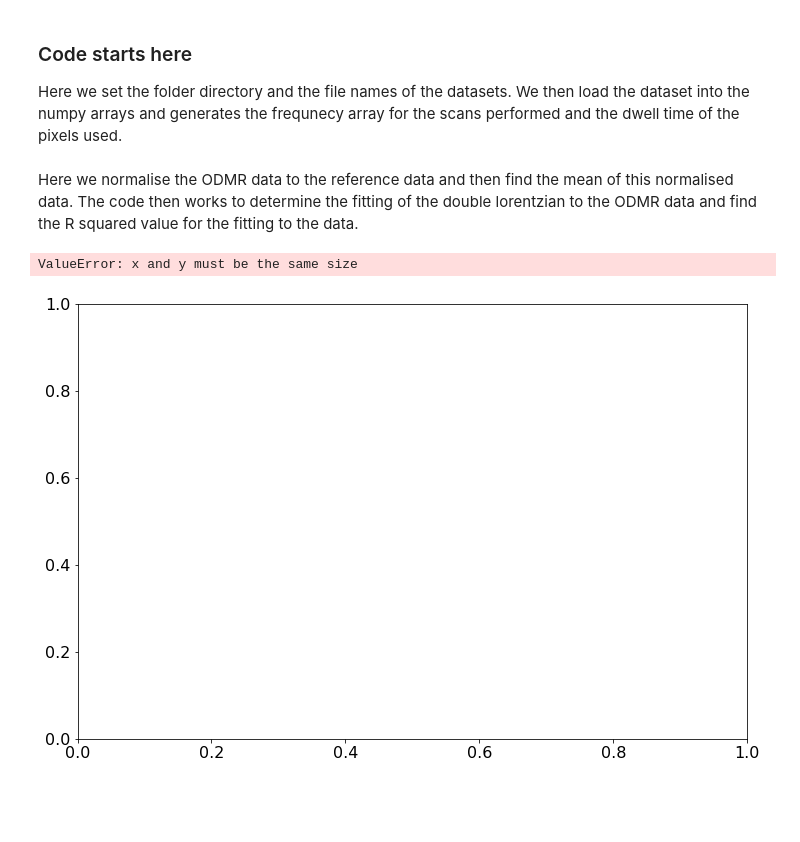
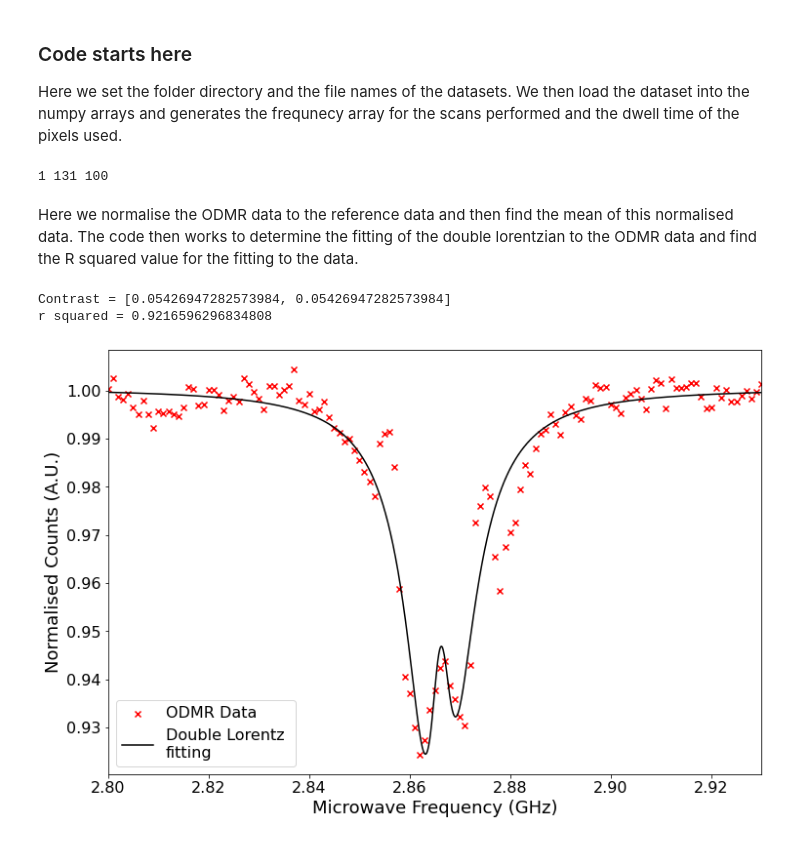
Before and after one commit to Corbyn93/Ryans_Python_Scripts, a Jupyter notebook: Ryan's Jupyter stuff/Thesis code/20210528_Reference_ODMR_script.ipynb, the cells around one changed output. Drawn from its saved outputs; the diff is of its cells as text; code cells hidden in the pictures; blank space fills up the shorter version.

```diff
--- a/Ryan's Jupyter stuff/Thesis code/20210528_Reference_ODMR_script.ipynb
+++ b/Ryan's Jupyter stuff/Thesis code/20210528_Reference_ODMR_script.ipynb
@@ -48,7 +49,7 @@ def normalise_data(reference_data, odmr_data):
 # %%
 def mean_data(odmr_data):
     # find the mean data
-    mean_odmr_data =  np.mean(odmr_data, axis=0)
+    mean_odmr_data =  np.mean(odmr_data, axis=2)
     return(mean_odmr_data)
 # %%
 def reshape_data(reference_data, odmr_data, params_values):
@@ -237,7 +238,7 @@ Here we set the folder directory and the file names of the datasets. We then loa
  # Saves this data into a text file and the 2 plots generated.
 #######
 
-date = '20210909' # Date on folder in which the experimental data is saved.
+date = '20210707' # Date on folder in which the experimental data is saved.
 set_plot_params()
 
 # Load in the data file into an np array, and freqeuncy scan parameters
@@ -245,7 +246,7 @@ set_plot_params()
 folder_path = 'I:\\Science\\Physics-Nanobiophotonics\\Group\\User Data\\ODMR\\ODMR and imaging\\2021\\' + date + '\\'
 #folder_path = 'I:\\Science\\Physics-Nanobiophotonics\\Group\\User Data\\ODMR\\Imaging\\'
 
-data_set = '_referenced_ODMR_01_' # Short hand for the file name.
+data_set = '_referenced_ODMR_07_' # Short hand for the file name.
 
 # Set the file names for all 4 data sets recorded from the experiment.
 file_name_ODMR1 = date + data_set + 'ODMR1.dat'
@@ -266,6 +267,10 @@ freq = create_freq_scan(params_values[0], params_values[1], params_values[2])
 
 # Dwell time of the measurment
 dwell_time = params_values[3]
+
+odmr_data, reference_data = reshape_data(reference_data, odmr_data, params_values)
+# %% [output]
+1 131 100
 # %% [markdown]
 Here we normalise the ODMR data to the reference data and then find the mean of this normalised data. The code then works to determine the fitting of the double lorentzian to the ODMR data and find the R squared value for the fitting to the data.
 # %%
@@ -274,34 +279,43 @@ normalised_ODMR = normalise_data(reference_data, odmr_data)
 
 # Mean of the normalise dataset.
 mean_norm_odmr = mean_data(normalised_ODMR)
+mean_norm_odmr = mean_norm_odmr[0,:]
+
 
 # Plot the mean normalised dataset as a scatter plot.
 fig1, ax1 = normalised_scatter_plot(freq, mean_norm_odmr)
 
 # find the freqeuncy points with the highest ODMR contrast
 freq_mins, dip_depth, flourescent_baseline = get_init_params(mean_norm_odmr, freq)
 
 # create the initial parameters for ODMR double lorentzian
 # line fitting
 init_params = [dip_depth[0], freq_mins[0], 0.005, dip_depth[1], freq_mins[1], 0.005, flourescent_baseline]
+# Sometimes you need to plug in guesses for the resonant frequnecies manually.
+init_params = [dip_depth[0], 2.865, 0.005, dip_depth[1], 2.87, 0.005, flourescent_baseline]
+
 
 # Set the upper and lower bounds for the fitting algorithm.
 lower_bounds = [-np.inf, init_params[1] - 0.01, 0, -np.inf, init_params[4] - 0.01, 0, 0]
 upper_bounds = [np.inf, init_params[1] + 0.01, 1, np.inf, init_params[4] + 0.01, 1, np.inf]
 
 # generate the optimised curve fit parameters.
 fitting_params, error_in_fit = optimised_lorentz_fit(freq, mean_norm_odmr, init_params,
                                                     lower_bounds, upper_bounds)
 
 # plot the fitting to ax2
 ax1, y_fit = plot_fitting(ax1, freq, params_values[3])
 
 fitted_contrast = get_fitting_contrast(fitting_params[1], fitting_params[4], freq, y_fit,  fitting_params[6], params_values[2])
 print('Contrast = ' + str(fitted_contrast))
 
 # get the r^2 value for the fitting
 r_squared = get_r_squared(freq, mean_norm_odmr, y_fit)
 print('r squared = ' + str(r_squared))
+
+fig1.savefig('H:\\My Documents\\Strathclyde_Back_up\\Thesis and Planning\\Thesis_plots\\' + date + '\\'
+             + data_set + '_normalised_data.pdf')
 # %% [output]
-ValueError: x and y must be the same size
+Contrast = [0.05426947282573984, 0.05426947282573984]
+r squared = 0.9216596296834808
-[figure, old version]
+[figure, new version]
```
Also changed, not shown: parts of 7 cells of this notebook, 12 other files.
